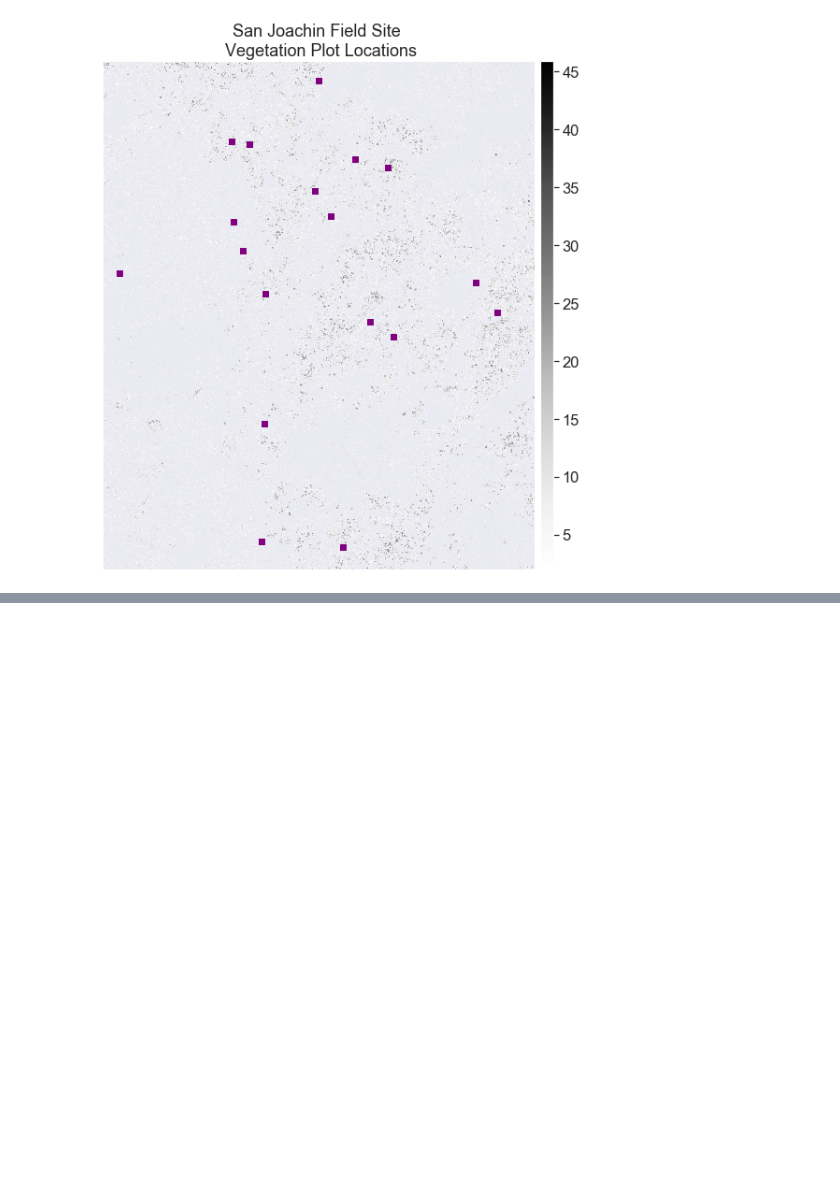
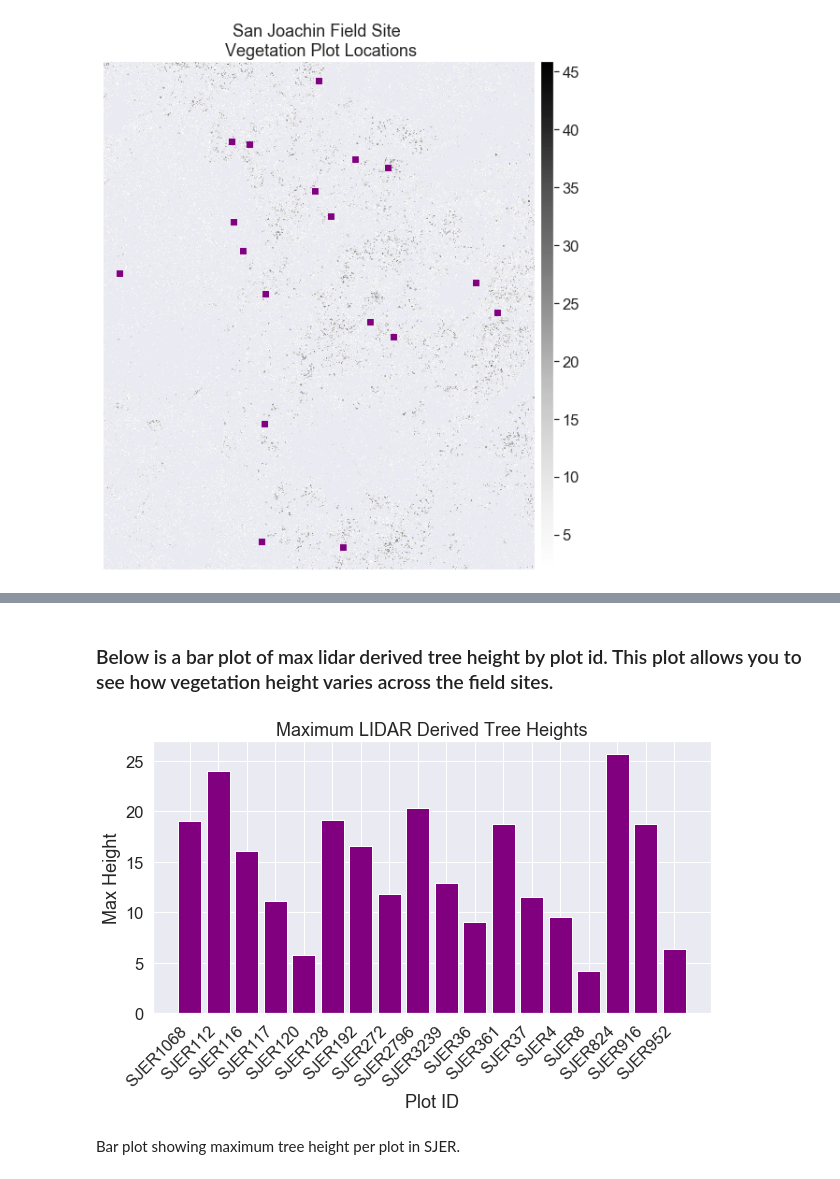
Before and after one commit to SeriousHyena/Extract-Raster-values-from-geotif, a Jupyter notebook: Extract_RasterValues.ipynb, the cells around one changed output, grey strips where cells are left out. Drawn from its saved outputs; the diff is of its cells as text; code cells hidden in the pictures; blank space fills up the shorter version.

```diff
--- a/Extract_RasterValues.ipynb
+++ b/Extract_RasterValues.ipynb
@@ -127,0 +154,8 @@ SJER_plots_points.plot(ax=ax,
+# %%
+# If the dir does not exist, create it
+if not os.path.isdir('data/spatial-vector-lidar/outputs/'):
+    os.mkdir('data/spatial-vector-lidar/outputs/')
+
+# Export the buffered point layer as a shapefile to use in zonal stats
+plot_buffer_path = 'data/spatial-vector-lidar/outputs/plot_buffer.shp'
+SJER_plots_poly.to_file(plot_buffer_path)
@@ -127,0 +172,12 @@ SJER_plots_points.plot(ax=ax,
+# %%
+# Extract zonal stats
+sjer_tree_heights = rs.zonal_stats(plot_buffer_path,
+                                   SJER_chm_data,
+                                   nodata=-999,
+                                   affine=sjer_chm_meta['transform'],
+                                   geojson_out=True,
+                                   copy_properties=True,
+                                   stats="count min mean max median")
+
+# View object type
+type(sjer_tree_heights)
@@ -127,0 +188,4 @@ SJER_plots_points.plot(ax=ax,
+# %%
+# Turn extracted data into a pandas geodataframe
+SJER_lidar_height_df = gpd.GeoDataFrame.from_features(sjer_tree_heights)
+SJER_lidar_height_df.head()
@@ -127,0 +199,15 @@ SJER_plots_points.plot(ax=ax,
+# %% [markdown]
+### Below is a bar plot of max lidar derived tree height by plot id. This plot allows you to see how vegetation height varies across the field sites.
+# %%
+fig, ax = plt.subplots(figsize=(10, 5))
+ax.bar(SJER_lidar_height_df['Plot_ID'],
+       SJER_lidar_height_df['max'],
+       color="purple")
+ax.set(xlabel='Plot ID', ylabel='Max Height',
+       title='Maximum LIDAR Derived Tree Heights')
+plt.setp(ax.get_xticklabels(), rotation=45, horizontalalignment='right')
+plt.show()
+# %% [output]
+[figure, added]
+# %% [markdown]
+Bar plot showing maximum tree height per plot in SJER.
```
Also changed, not shown: parts of 7 cells of this notebook.
